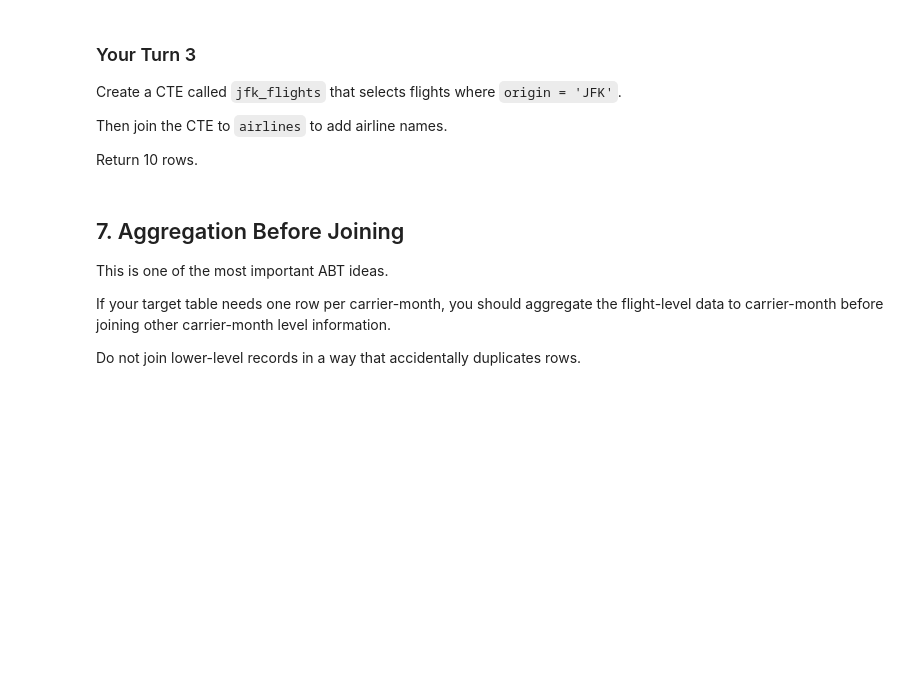
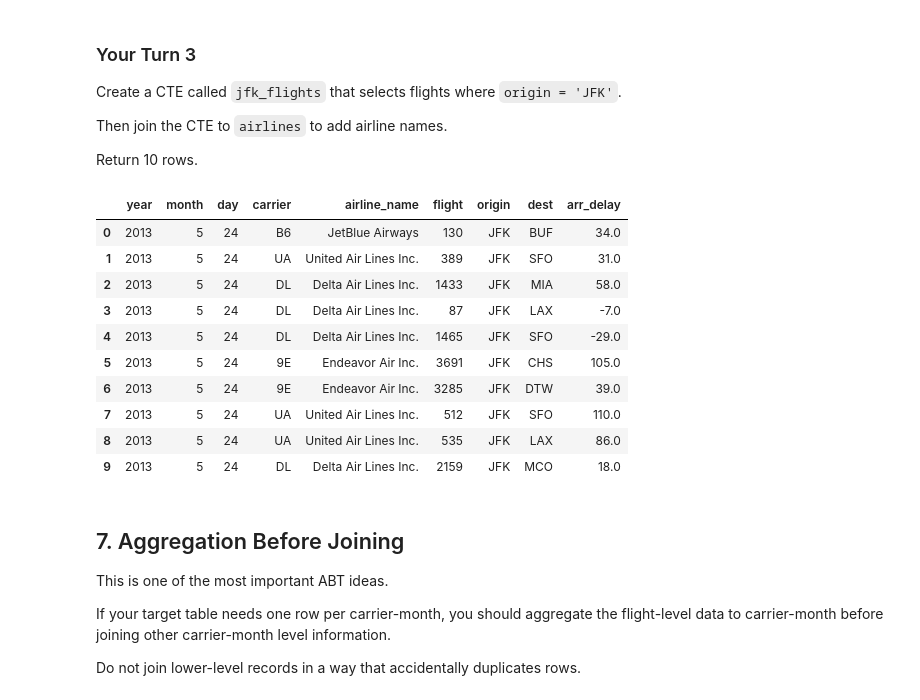
Before and after one commit to Shwesein/ban6003-module9-shwesein, a Jupyter notebook: notebooks/module10_sql_joins_abt_guided_lab.ipynb, the cells around one changed output. Drawn from its saved outputs; the diff is of its cells as text; code cells hidden in the pictures; blank space fills up the shorter version.

```diff
--- a/notebooks/module10_sql_joins_abt_guided_lab.ipynb
+++ b/notebooks/module10_sql_joins_abt_guided_lab.ipynb
@@ -415,11 +525,42 @@ Return 10 rows.
 # %%
 # Your Turn 3
 
 query = '''
+WITH jfk_flights AS (
+    SELECT *
+    FROM flights
+    WHERE origin = 'JFK'
+)
 
+SELECT
+    j.year,
+    j.month,
+    j.day,
+    j.carrier,
+    a.name AS airline_name,
+    j.flight,
+    j.origin,
+    j.dest,
+    j.arr_delay
+FROM jfk_flights j
+INNER JOIN airlines a
+    ON j.carrier = a.carrier
+LIMIT 10;
 '''
 
 run_query(query, engine)
+# %% [output]
+|  | year | month | day | carrier | airline_name | flight | origin | dest | arr_delay |
+| 0 | 2013 | 5 | 24 | B6 | JetBlue Airways | 130 | JFK | BUF | 34.0 |
+| 1 | 2013 | 5 | 24 | UA | United Air Lines Inc. | 389 | JFK | SFO | 31.0 |
+| 2 | 2013 | 5 | 24 | DL | Delta Air Lines Inc. | 1433 | JFK | MIA | 58.0 |
+| 3 | 2013 | 5 | 24 | DL | Delta Air Lines Inc. | 87 | JFK | LAX | -7.0 |
+| 4 | 2013 | 5 | 24 | DL | Delta Air Lines Inc. | 1465 | JFK | SFO | -29.0 |
+| 5 | 2013 | 5 | 24 | 9E | Endeavor Air Inc. | 3691 | JFK | CHS | 105.0 |
+| 6 | 2013 | 5 | 24 | 9E | Endeavor Air Inc. | 3285 | JFK | DTW | 39.0 |
+| 7 | 2013 | 5 | 24 | UA | United Air Lines Inc. | 512 | JFK | SFO | 110.0 |
+| 8 | 2013 | 5 | 24 | UA | United Air Lines Inc. | 535 | JFK | LAX | 86.0 |
+| 9 | 2013 | 5 | 24 | DL | Delta Air Lines Inc. | 2159 | JFK | MCO | 18.0 |
 # %% [markdown]
 ## 7. Aggregation Before Joining
 
```
Also changed, not shown: parts of 33 cells of this notebook, 2 other files.
